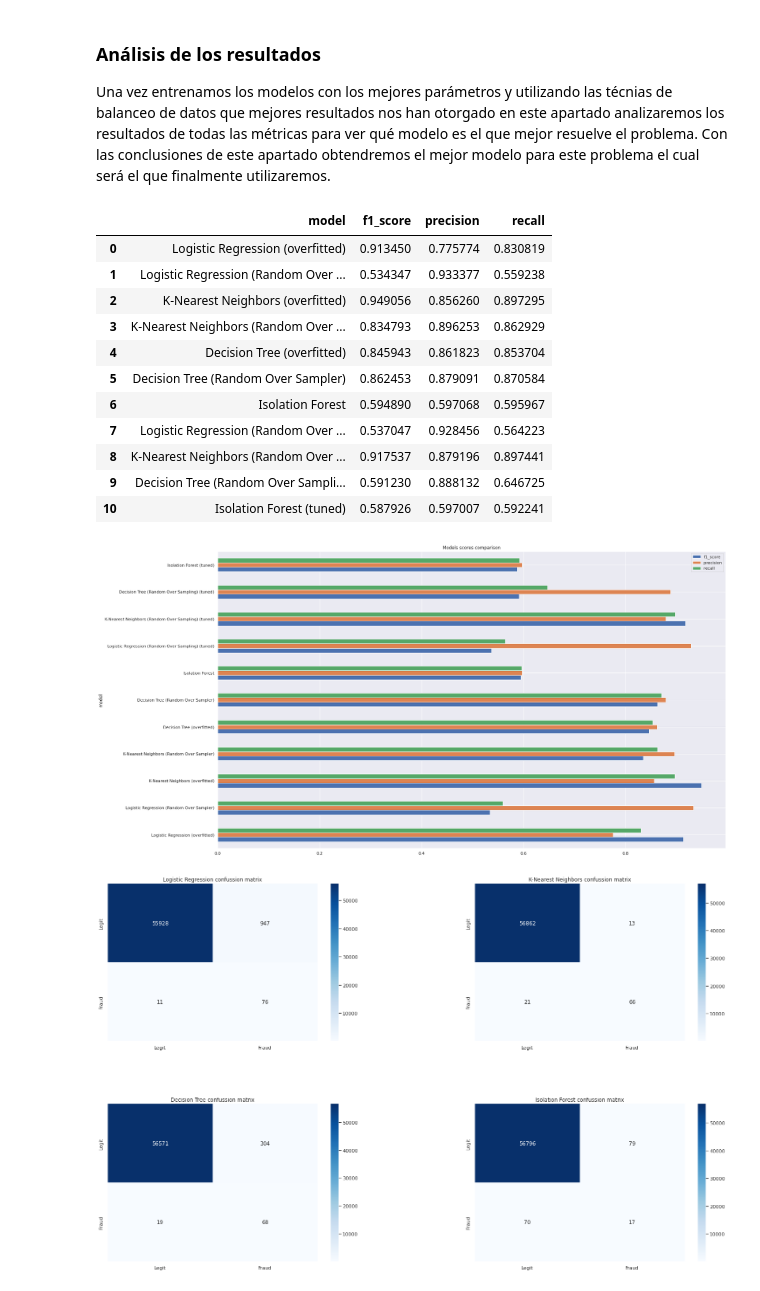
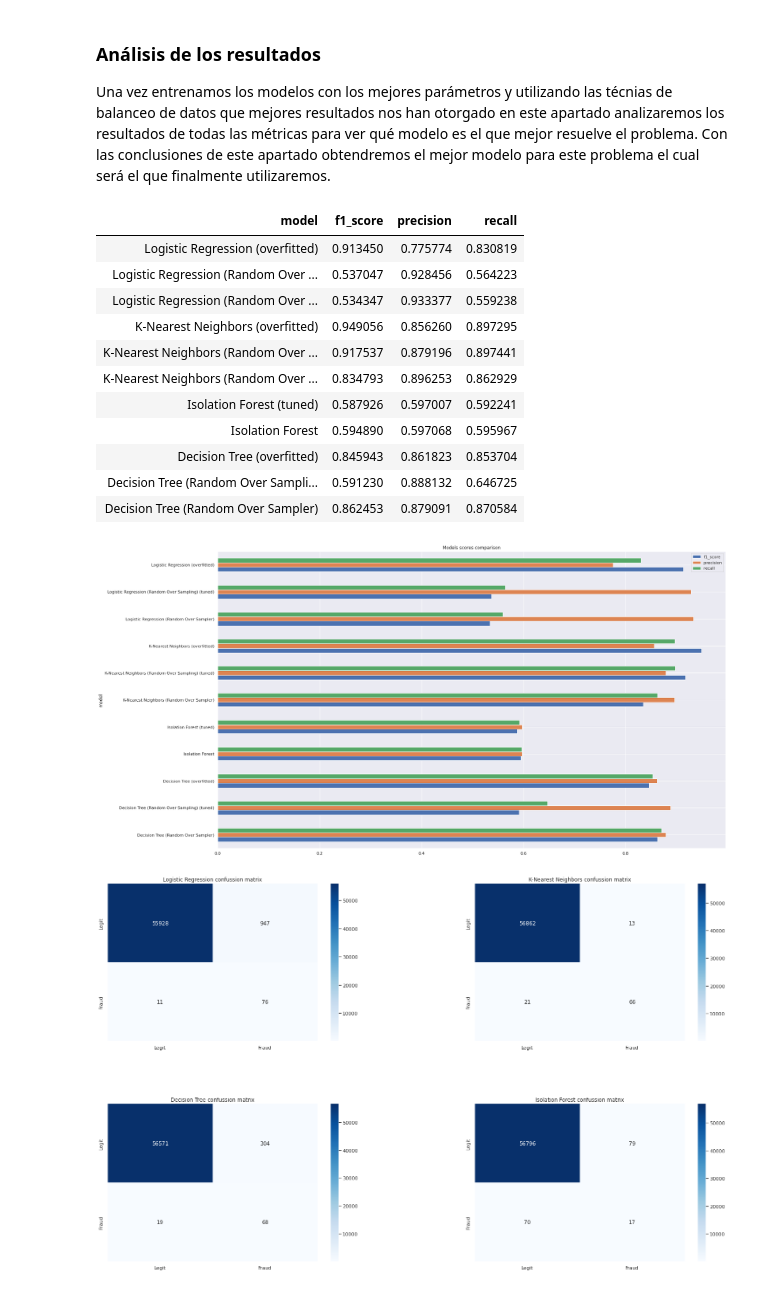
Before and after one commit to anbarquer/abarqueroc-tfm-uoc, a Jupyter notebook: credit-card-fraud.ipynb, the cells around one changed output. Drawn from its saved outputs; the diff is of its cells as text; code cells hidden in the pictures.

Commit message:
refactor: models table comparison display ordered by model name

```diff
--- a/credit-card-fraud.ipynb
+++ b/credit-card-fraud.ipynb
@@ -621,35 +513,35 @@ Best params for Isolation Forest: {'max_features': 5, 'n_estimators': 50}
 <p>Una vez entrenamos los modelos con los mejores parámetros y utilizando las técnias de balanceo de datos que mejores resultados nos han otorgado en este apartado analizaremos los resultados de todas las métricas para ver qué modelo es el que mejor resuelve el problema. Con las conclusiones de este apartado obtendremos el mejor modelo para este problema el cual será el que finalmente utilizaremos.</p>
 # %%
 df_scores = pd.DataFrame(scores)
-df_scores.style.set_properties(**{'text-align': 'left'})
 df_scores.drop_duplicates('model', keep='first', inplace=True)
-df_scores
+df_scores = df_scores.sort_values(by=['model'], ascending=False)
+HTML(df_scores.to_html(index=False))
 # %% [output]
-|  | model | f1_score | precision | recall |
-| 0 | Logistic Regression (overfitted) | 0.913450 | 0.775774 | 0.830819 |
-| 1 | Logistic Regression (Random Over ... | 0.534347 | 0.933377 | 0.559238 |
-| 2 | K-Nearest Neighbors (overfitted) | 0.949056 | 0.856260 | 0.897295 |
-| 3 | K-Nearest Neighbors (Random Over ... | 0.834793 | 0.896253 | 0.862929 |
-| 4 | Decision Tree (overfitted) | 0.845943 | 0.861823 | 0.853704 |
-| 5 | Decision Tree (Random Over Sampler) | 0.862453 | 0.879091 | 0.870584 |
-| 6 | Isolation Forest | 0.594890 | 0.597068 | 0.595967 |
-| 7 | Logistic Regression (Random Over ... | 0.537047 | 0.928456 | 0.564223 |
-| 8 | K-Nearest Neighbors (Random Over ... | 0.917537 | 0.879196 | 0.897441 |
-| 9 | Decision Tree (Random Over Sampli... | 0.591230 | 0.888132 | 0.646725 |
-| 10 | Isolation Forest (tuned) | 0.587926 | 0.597007 | 0.592241 |
+| model | f1_score | precision | recall |
+| Logistic Regression (overfitted) | 0.913450 | 0.775774 | 0.830819 |
+| Logistic Regression (Random Over ... | 0.537047 | 0.928456 | 0.564223 |
+| Logistic Regression (Random Over ... | 0.534347 | 0.933377 | 0.559238 |
+| K-Nearest Neighbors (overfitted) | 0.949056 | 0.856260 | 0.897295 |
+| K-Nearest Neighbors (Random Over ... | 0.917537 | 0.879196 | 0.897441 |
+| K-Nearest Neighbors (Random Over ... | 0.834793 | 0.896253 | 0.862929 |
+| Isolation Forest (tuned) | 0.587926 | 0.597007 | 0.592241 |
+| Isolation Forest | 0.594890 | 0.597068 | 0.595967 |
+| Decision Tree (overfitted) | 0.845943 | 0.861823 | 0.853704 |
+| Decision Tree (Random Over Sampli... | 0.591230 | 0.888132 | 0.646725 |
+| Decision Tree (Random Over Sampler) | 0.862453 | 0.879091 | 0.870584 |
 # %%
 fig, ax = plt.subplots(
     nrows=1,
     ncols=1,
     figsize=(25, 15)
 )
 
 ax.set_title('Models scores comparison')
-df_scores.plot(kind='barh', x='model', ax=ax)
+df_scores.sort_values(by=['model'], ascending=True).plot(kind='barh', x='model', ax=ax)
 
 plt.show()
 # %% [output]
-[figure, old version]
+[figure, new version]
 # %%
 
 fig, axes = plt.subplots(
```
Also changed, not shown: parts of 19 cells of this notebook, 2 other files.
